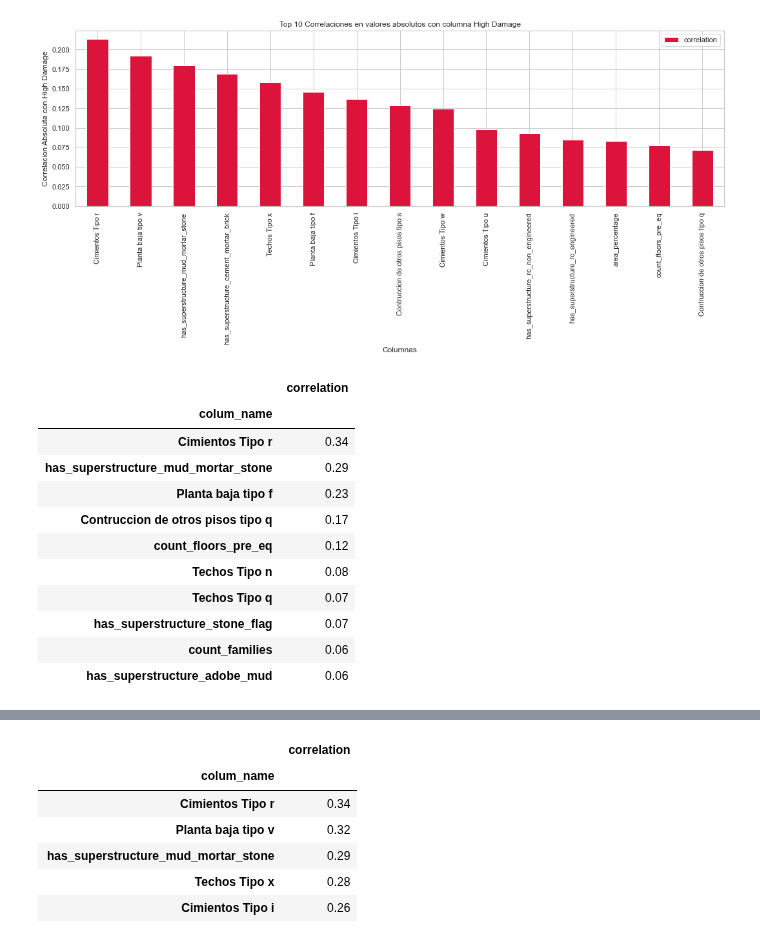
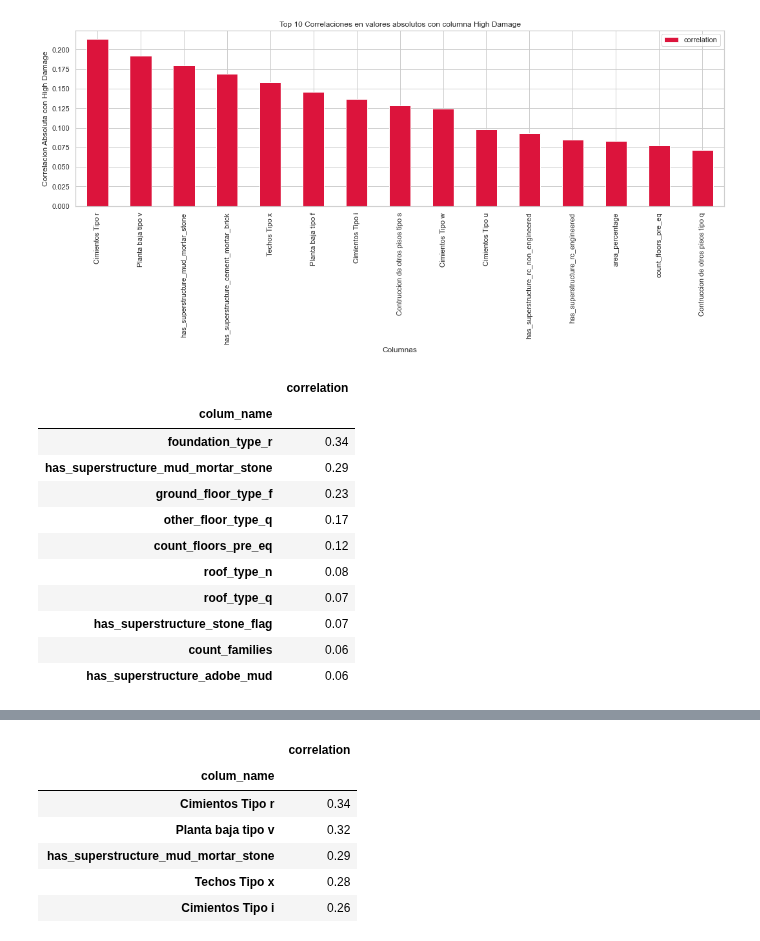
Before and after one commit to DanteReinaudo/EarthquakeDamagePrediction, a Jupyter notebook: tp2/analisis_de_features.ipynb, the cells around one changed output, grey strips where cells are left out. Drawn from its saved outputs; the diff is of its cells as text; code cells hidden in the pictures.

```diff
--- a/tp2/analisis_de_features.ipynb
+++ b/tp2/analisis_de_features.ipynb
@@ -318,11 +262,0 @@ data_corr["Construccion sismica tipo u"] = data_train["plan_configuration"] == "
-# %%
-#legal ownership status
-data_corr["Estado legal tipo a"] = data_train["legal_ownership_status"] == "a"
-data_corr["Estado legal tipo r"] = data_train["legal_ownership_status"] == "r"
-data_corr["Estado legal tipo v"] = data_train["legal_ownership_status"] == "v"
-data_corr["Estado legal tipo w"] = data_train["legal_ownership_status"] == "w"
-# %%
-#damage grade
-data_corr["Low Damage"] = data_train["damage_grade"] == "1"
-data_corr["Medium Damage"] = data_train["damage_grade"] == "2"
-data_corr["High Damage"] = data_train["damage_grade"] == "3"
@@ -362,7 +280,7 @@ corr_matrix
 # %%
 columns_for_correlation = data_corr.columns.to_list()
 columns_for_correlation.remove('building_id')
-columns_for_correlation.remove('Low Damage')
-columns_for_correlation.remove('Medium Damage')
-columns_for_correlation.remove('High Damage')
-columns_for_correlation.remove('damage_grade')
+columns_for_correlation.remove('damage_grade_1')
+columns_for_correlation.remove('damage_grade_2')
+columns_for_correlation.remove('damage_grade_3')
+columns_for_correlation
@@ -534,29 +470,29 @@ Text(0.5, 1.0, 'Top 10 Correlaciones en valores absolutos con columna High Damag
 #Damage grade en general
 columns_for_correlation = data_corr.columns.to_list()
 columns_for_correlation.remove('building_id')
-columns_for_correlation.remove('Low Damage')
-columns_for_correlation.remove('Medium Damage')
-columns_for_correlation.remove('High Damage')
-columns_for_correlation.remove('damage_grade')
+columns_for_correlation.remove('damage_grade_1')
+columns_for_correlation.remove('damage_grade_2')
+columns_for_correlation.remove('damage_grade_3')
 # %%
 data = data_corr
+data["damage_grade"] = data_train["damage_grade"]
 data['damage_grade'] = data['damage_grade'].astype('int8')
 damage_correlation = pd.DataFrame(columns=['colum_name', 'correlation'])
 for col in columns_for_correlation:
     correlation = data[[col, 'damage_grade']].corr()
     damage_correlation.loc[len(damage_correlation)] = [col, correlation.min().min()]
 damage_correlation = damage_correlation.set_index('colum_name').sort_values(by='correlation', ascending=False)
-damage_correlation.head(10)
+damage_correlation.head(15)
 # %% [output]
 |  | correlation |
 | colum_name |  |
-| Cimientos Tipo r | 0.34 |
+| foundation_type_r | 0.34 |
 | has_superstructure_mud_mortar_stone | 0.29 |
-| Planta baja tipo f | 0.23 |
-| Contruccion de otros pisos tipo q | 0.17 |
+| ground_floor_type_f | 0.23 |
+| other_floor_type_q | 0.17 |
 | count_floors_pre_eq | 0.12 |
-| Techos Tipo n | 0.08 |
-| Techos Tipo q | 0.07 |
+| roof_type_n | 0.08 |
+| roof_type_q | 0.07 |
 | has_superstructure_stone_flag | 0.07 |
 | count_families | 0.06 |
 | has_superstructure_adobe_mud | 0.06 |
```
Also changed, not shown: parts of 15 cells of this notebook.
